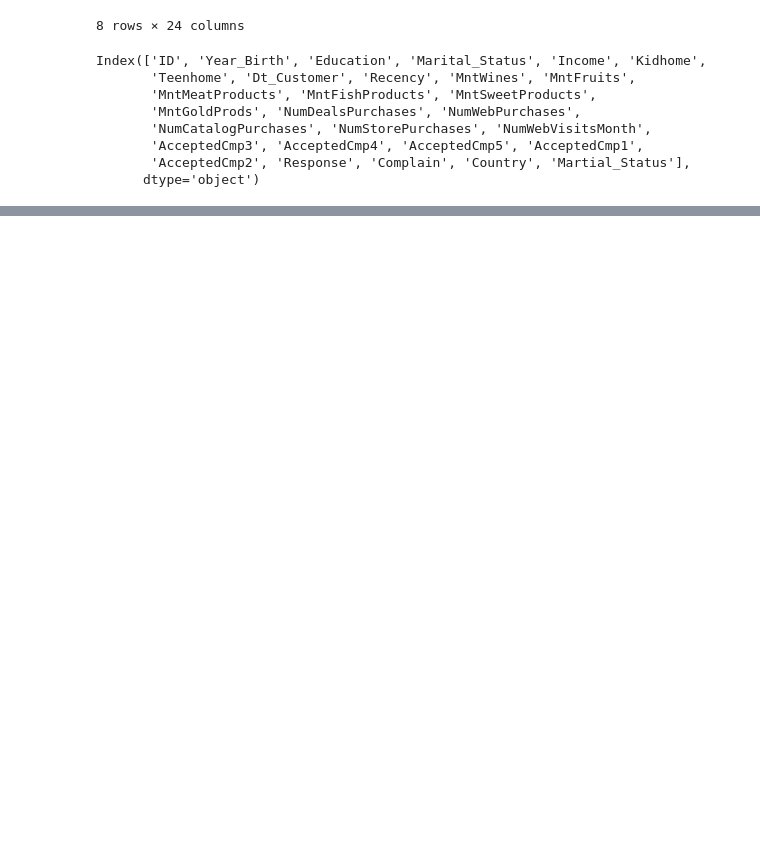
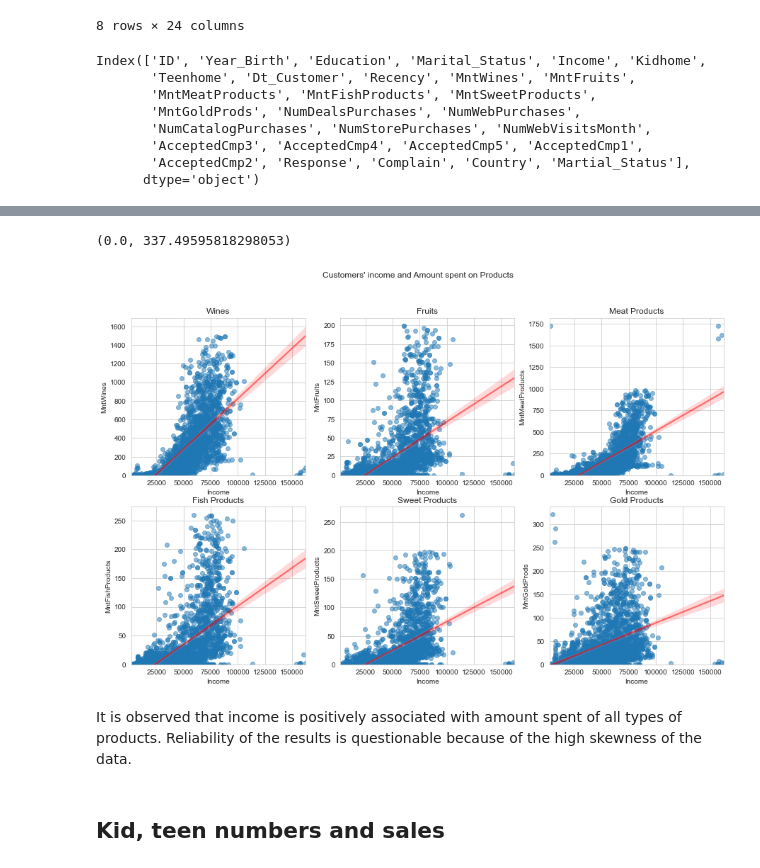
Before and after one commit to morrismanfung/kaggle, a Jupyter notebook: Marketing data set.ipynb, the cells around one changed output, grey strips where cells are left out. Drawn from its saved outputs; the diff is of its cells as text; code cells hidden in the pictures; blank space fills up the shorter version.

```diff
--- a/Marketing data set.ipynb
+++ b/Marketing data set.ipynb
@@ -332,0 +354,40 @@ Cpln_x_Sales.plot.bar()
+# %%
+fig, axs = plt.subplots( ncols = 3, nrows = 2, figsize = (15, 9))
+fig.suptitle( 'Customers\' income and Amount spent on Products')
+
+sns.regplot( x = 'Income', y = 'MntWines', data = df, ax = axs[0,0],
+            scatter_kws = { 'alpha': 0.5},line_kws = { 'color': 'red', 'alpha': 0.5})
+axs[ 0, 0].set_title( 'Wines')
+axs[ 0, 0].set_ylim( 0, )
+
+sns.regplot( x = 'Income', y = 'MntFruits', data = df, ax = axs[0,1],
+           scatter_kws = { 'alpha': 0.5},line_kws = { 'color': 'red', 'alpha': 0.5})
+axs[ 0, 1].set_title( 'Fruits')
+axs[ 0, 1].set_ylim( 0, )
+
+sns.regplot( x = 'Income', y = 'MntMeatProducts', data = df, ax = axs[0,2],
+               scatter_kws = { 'alpha': 0.5},line_kws = { 'color': 'red', 'alpha': 0.5})
+axs[ 0, 2].set_title( 'Meat Products')
+axs[ 0, 2].set_ylim( 0, )
+
+sns.regplot( x = 'Income', y = 'MntFishProducts', data = df, ax = axs[1,0],
+               scatter_kws = { 'alpha': 0.5},line_kws = { 'color': 'red', 'alpha': 0.5})
+axs[ 1, 0].set_title( 'Fish Products')
+axs[ 1, 0].set_ylim( 0, )
+
+sns.regplot( x = 'Income', y = 'MntSweetProducts', data = df, ax = axs[1,1],
+               scatter_kws = { 'alpha': 0.5},line_kws = { 'color': 'red', 'alpha': 0.5})
+axs[ 1, 1].set_title( 'Sweet Products')
+axs[ 1, 1].set_ylim( 0, )
+
+sns.regplot( x = 'Income', y = 'MntGoldProds', data = df, ax = axs[1,2],
+           scatter_kws = { 'alpha': 0.5},line_kws = { 'color': 'red', 'alpha': 0.5})
+axs[ 1, 2].set_title( 'Gold Products')
+axs[ 1, 2].set_ylim( 0, )
+# %% [output]
+(0.0, 337.49595818298053)
+[figure, added]
+# %% [markdown]
+It is observed that income is positively associated with amount spent of all types of products. Reliability of the results is questionable because of the high skewness of the data.
+# %% [markdown]
+## Kid, teen numbers and sales
```
Also changed, not shown: parts of 95 cells of this notebook.
